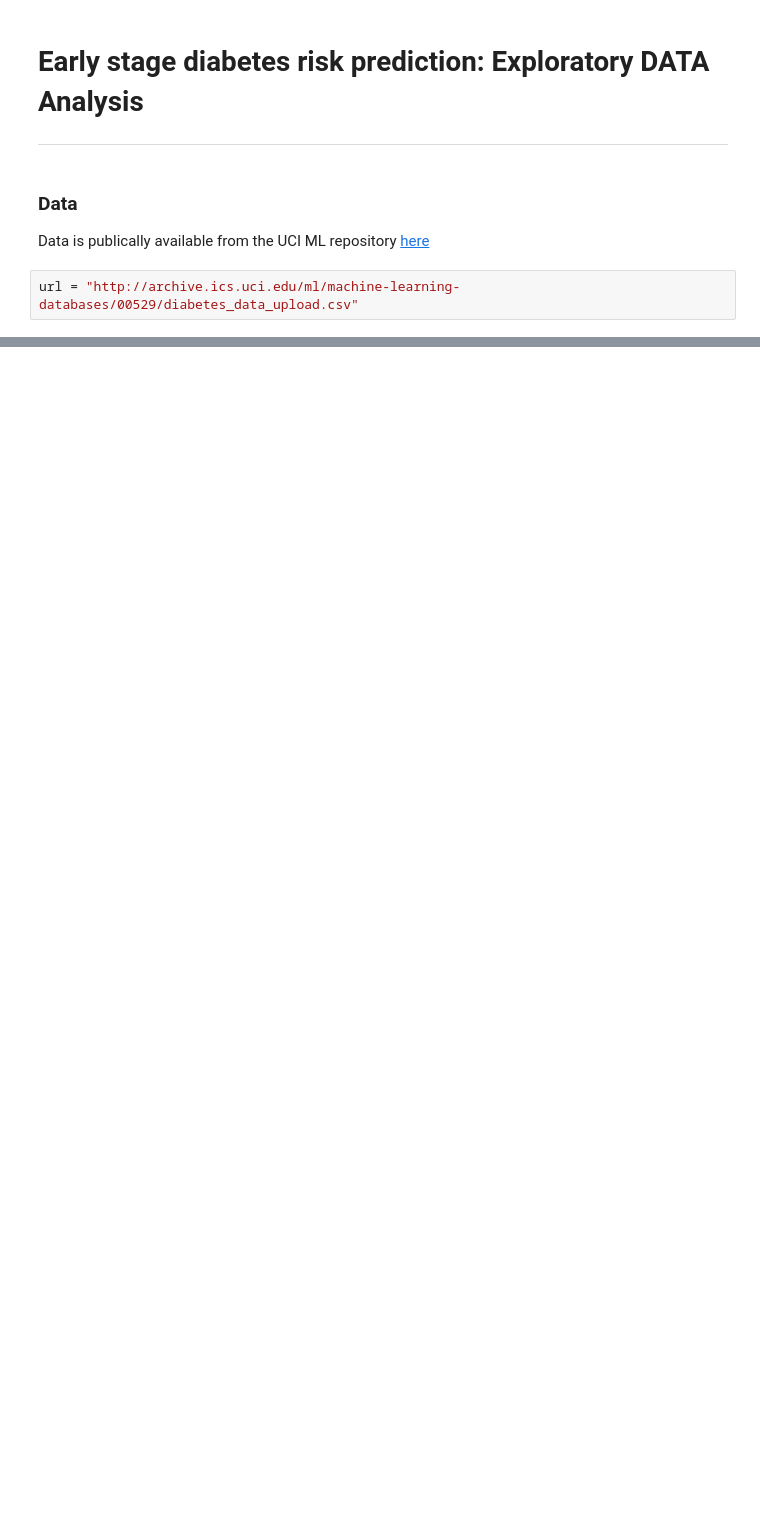
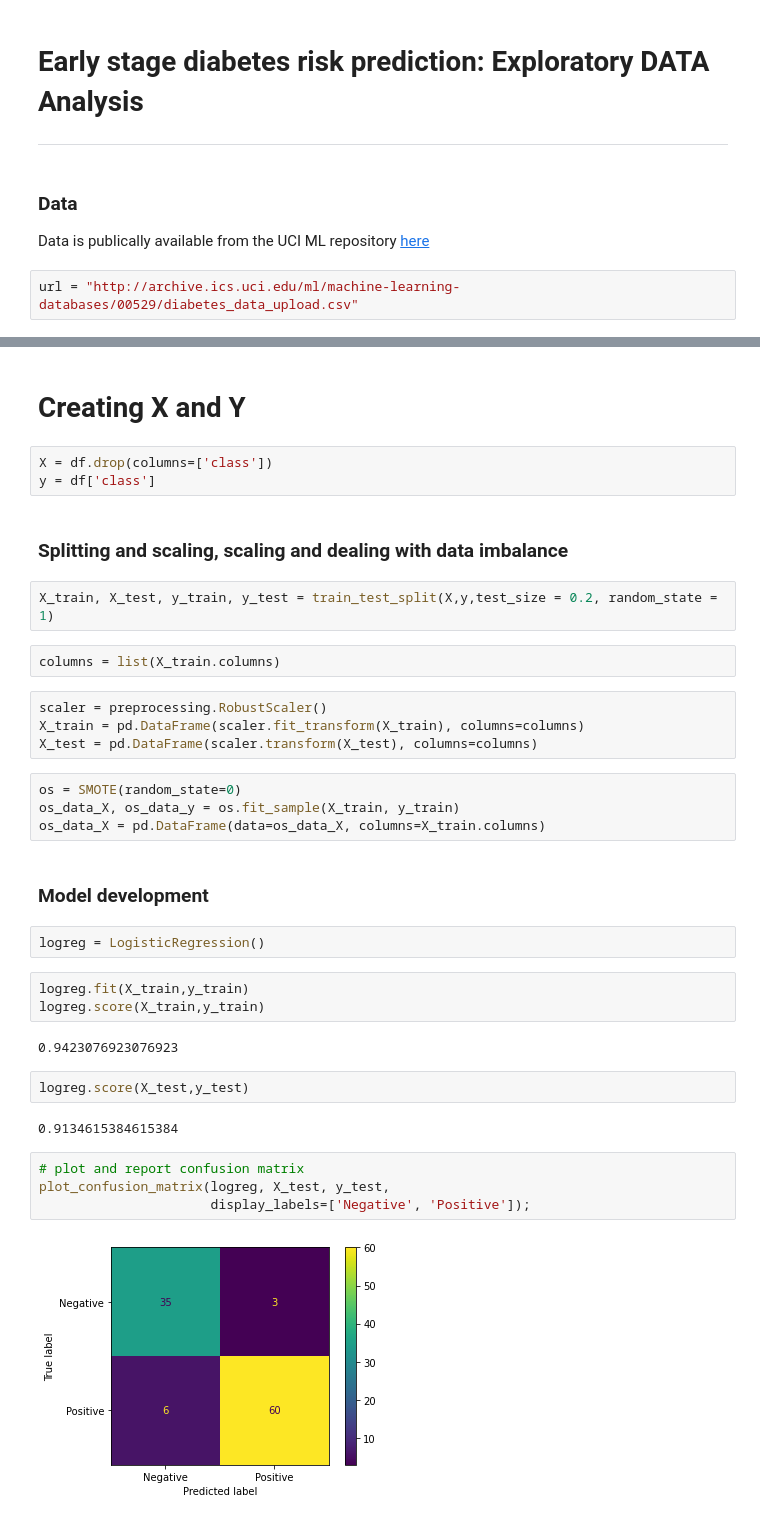
Before and after one commit to dataubc/diabetes_risk-prediction, a Jupyter notebook: eda.ipynb, the cells around one changed output, grey strips where cells are left out. Saved outputs shown, nothing was run; the diff lists cells and outputs as text; blank space fills up the shorter version.

Commit message:
modeling

```diff
--- a/eda.ipynb
+++ b/eda.ipynb
@@ -28,0 +100,38 @@ data.head()
+# %% [markdown]
+# Creating X and Y
+# %%
+X = df.drop(columns=['class'])
+y = df['class']
+# %% [markdown]
+### Splitting and scaling, scaling and dealing with data imbalance
+# %%
+X_train, X_test, y_train, y_test = train_test_split(X,y,test_size = 0.2, random_state = 1)
+# %%
+columns = list(X_train.columns)
+# %%
+scaler = preprocessing.RobustScaler()
+X_train = pd.DataFrame(scaler.fit_transform(X_train), columns=columns)
+X_test = pd.DataFrame(scaler.transform(X_test), columns=columns)
+# %%
+os = SMOTE(random_state=0)
+os_data_X, os_data_y = os.fit_sample(X_train, y_train)
+os_data_X = pd.DataFrame(data=os_data_X, columns=X_train.columns)
+# %% [markdown]
+### Model development
+# %%
+logreg = LogisticRegression()
+# %%
+logreg.fit(X_train,y_train)
+logreg.score(X_train,y_train)
+# %% [output]
+0.9423076923076923
+# %%
+logreg.score(X_test,y_test)
+# %% [output]
+0.9134615384615384
+# %%
+# plot and report confusion matrix
+plot_confusion_matrix(logreg, X_test, y_test,
+                      display_labels=['Negative', 'Positive']);
+# %% [output]
+[figure, added]
```
Also changed, not shown: parts of 44 cells of this notebook.
